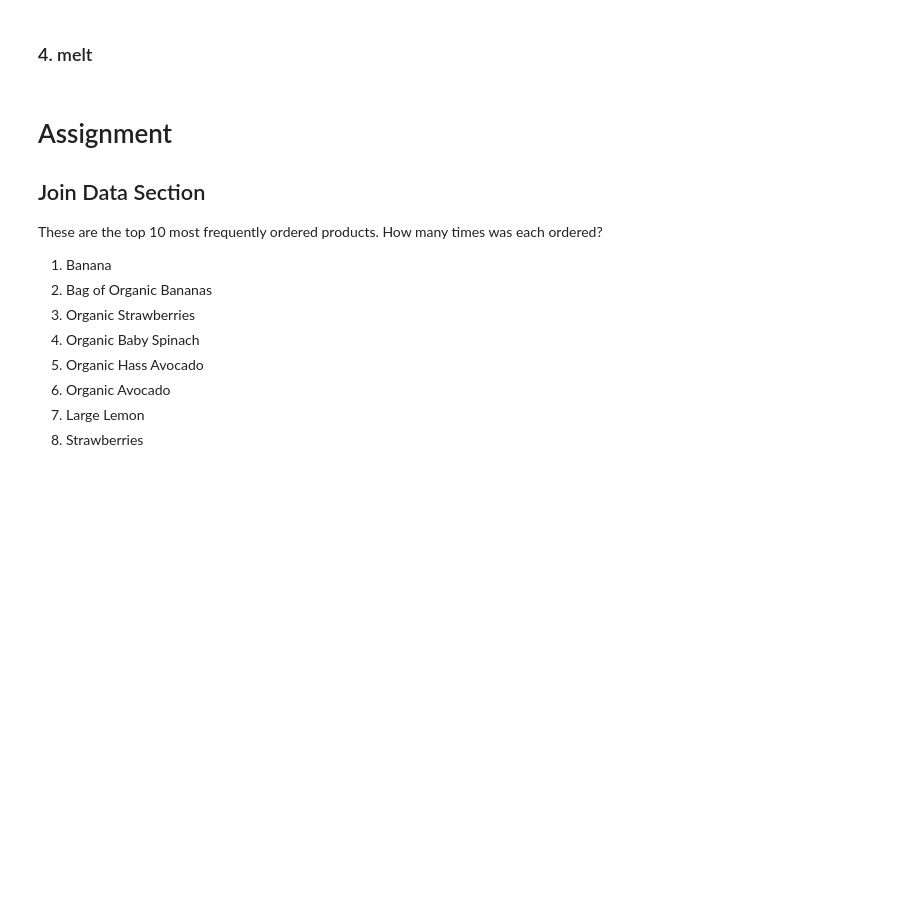
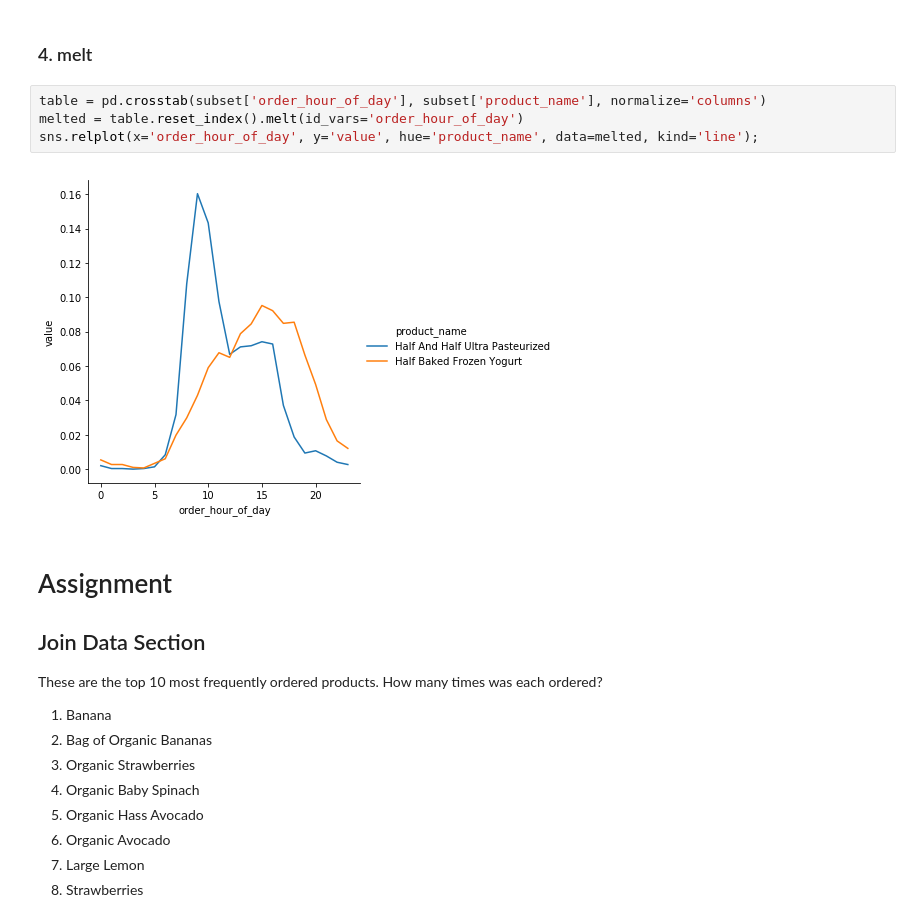
Before and after one commit to adamlutzz/DS-Unit-1-Sprint-2-Data-Wrangling-and-Storytelling, a Jupyter notebook: module1-join-and-reshape-data/LS_DS_121_Join_and_Reshape_Data.ipynb, the cells around one changed output. Saved outputs shown, nothing was run; the diff lists cells and outputs as text; blank space fills up the shorter version.

```diff
--- a/module1-join-and-reshape-data/LS_DS_121_Join_and_Reshape_Data.ipynb
+++ b/module1-join-and-reshape-data/LS_DS_121_Join_and_Reshape_Data.ipynb
@@ -513,5 +575,11 @@ condition = ((merged['product_name'] == product_names[0]) |
 # %% [markdown]
 ### 4. melt
+# %%
+table = pd.crosstab(subset['order_hour_of_day'], subset['product_name'], normalize='columns')
+melted = table.reset_index().melt(id_vars='order_hour_of_day')
+sns.relplot(x='order_hour_of_day', y='value', hue='product_name', data=melted, kind='line');
+# %% [output]
+[figure, added]
 # %% [markdown]
 # Assignment
 
```
Also changed, not shown: parts of 22 cells of this notebook.
